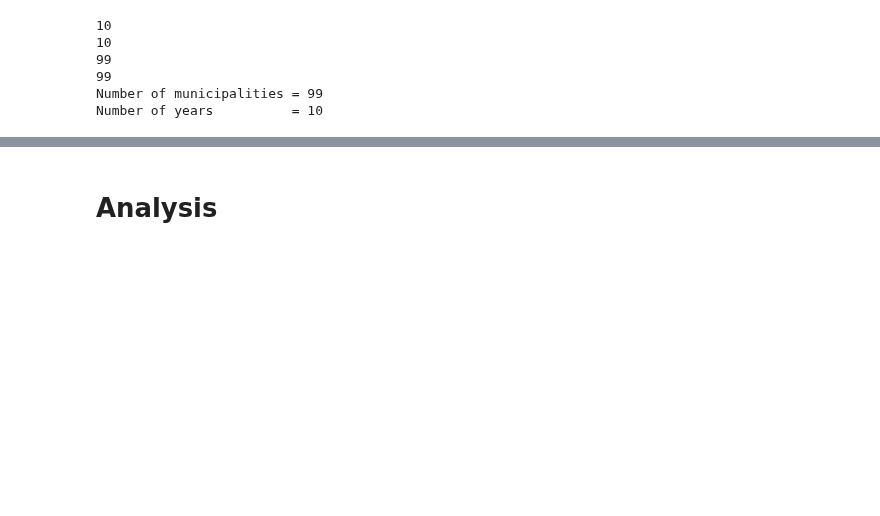
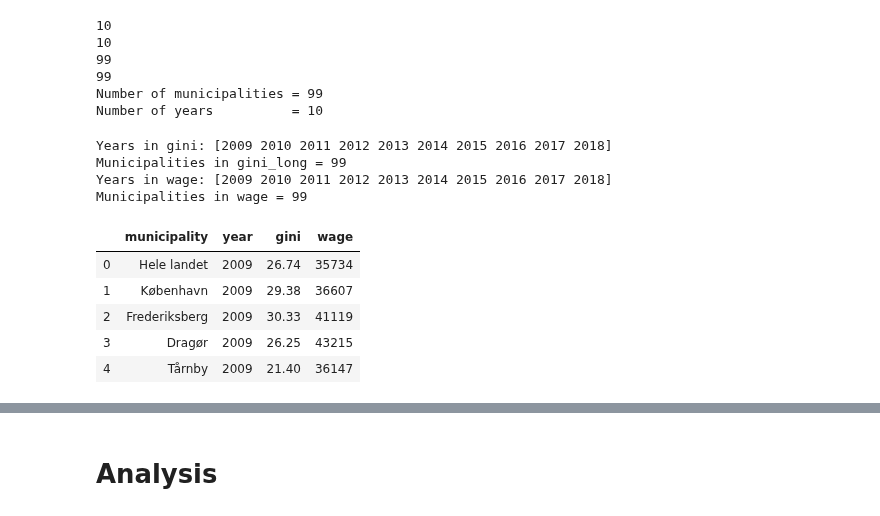
Before and after one commit to NumEconCopenhagen/projects-2020-tobiasharald, a Jupyter notebook: dataproject/dataproject.ipynb, the cells around one changed output, grey strips where cells are left out. Cells and saved outputs as stored; diff of their text form; code cells hidden in the pictures; blank space fills up the shorter version.

Commit message:
merged ny

```diff
--- a/dataproject/dataproject.ipynb
+++ b/dataproject/dataproject.ipynb
@@ -199,3 +199,23 @@ print(f'Number of years          = {len(merged2.year.unique())}')
 99
 Number of municipalities = 99
 Number of years          = 10
+# %%
+print(f'Years in gini: {gini_long.year.unique()}')
+print(f'Municipalities in gini_long = {len(gini_long.municipality.unique())}')
+print(f'Years in wage: {wage_long.year.unique()}')
+print(f'Municipalities in wage = {len(wage_long.municipality.unique())}')
+# %% [output]
+Years in gini: [2009 2010 2011 2012 2013 2014 2015 2016 2017 2018]
+Municipalities in gini_long = 99
+Years in wage: [2009 2010 2011 2012 2013 2014 2015 2016 2017 2018]
+Municipalities in wage = 99
+# %%
+joinboth = pd.merge(gini_long, wage_long,how='inner',on=['municipality','year'])
+joinboth.head()
+# %% [output]
+|  | municipality | year | gini | wage |
+| 0 | Hele landet | 2009 | 26.74 | 35734 |
+| 1 | København | 2009 | 29.38 | 36607 |
+| 2 | Frederiksberg | 2009 | 30.33 | 41119 |
+| 3 | Dragør | 2009 | 26.25 | 43215 |
+| 4 | Tårnby | 2009 | 21.40 | 36147 |
```
Also changed, not shown: parts of 7 cells of this notebook.
